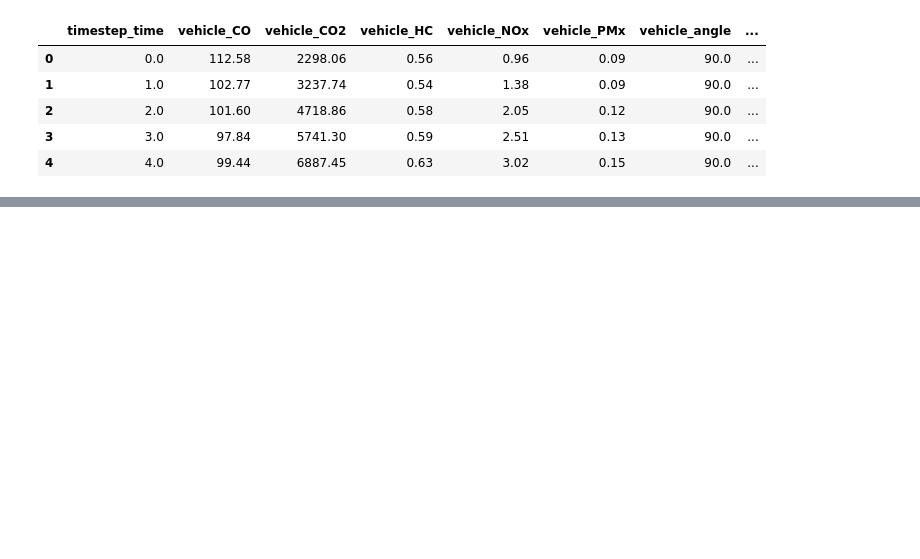
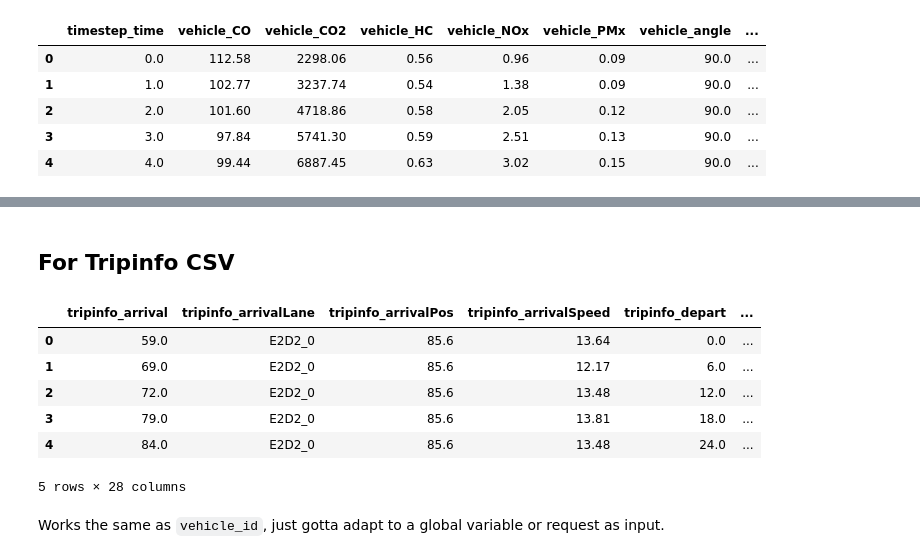
Before and after one commit to Maguids/TrafficCongestionPoliciesEffect-SimulationAndModelling, a Jupyter notebook: Working_manhattan/cleanup/preprocess.ipynb, the cells around one changed output, grey strips where cells are left out. Cells and saved outputs as stored; diff of their text form; code cells hidden in the pictures; blank space fills up the shorter version.

```diff
--- a/Working_manhattan/cleanup/preprocess.ipynb
+++ b/Working_manhattan/cleanup/preprocess.ipynb
@@ -67,0 +108,15 @@ avg_df.head(20)
+# %% [markdown]
+## For Tripinfo CSV
+# %%
+df_tripinfo = pd.read_csv(r"..\outputs\csvs\tripinfo.csv", sep=";")
+df_tripinfo.head()
+# %% [output]
+|  | tripinfo_arrival | tripinfo_arrivalLane | tripinfo_arrivalPos | tripinfo_arrivalSpeed | tripinfo_depart | ... |
+| 0 | 59.0 | E2D2_0 | 85.6 | 13.64 | 0.0 | ... |
+| 1 | 69.0 | E2D2_0 | 85.6 | 12.17 | 6.0 | ... |
+| 2 | 72.0 | E2D2_0 | 85.6 | 13.48 | 12.0 | ... |
+| 3 | 79.0 | E2D2_0 | 85.6 | 13.81 | 18.0 | ... |
+| 4 | 84.0 | E2D2_0 | 85.6 | 13.48 | 24.0 | ... |
+5 rows × 28 columns
+# %% [markdown]
+Works the same as `vehicle_id`, just gotta adapt to a global variable or request as input.
```
Also changed, not shown: parts of 10 cells of this notebook, 11 other files.
